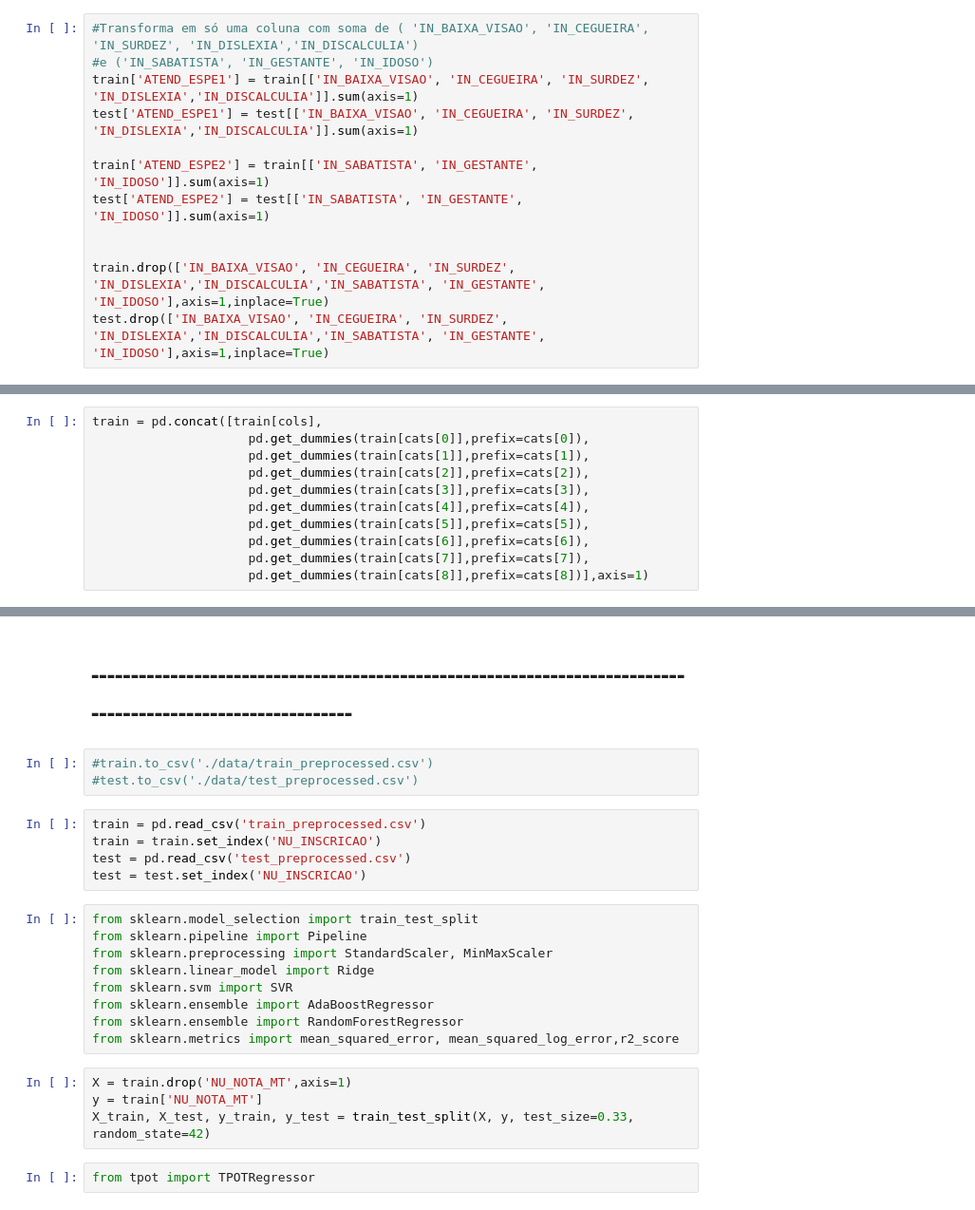
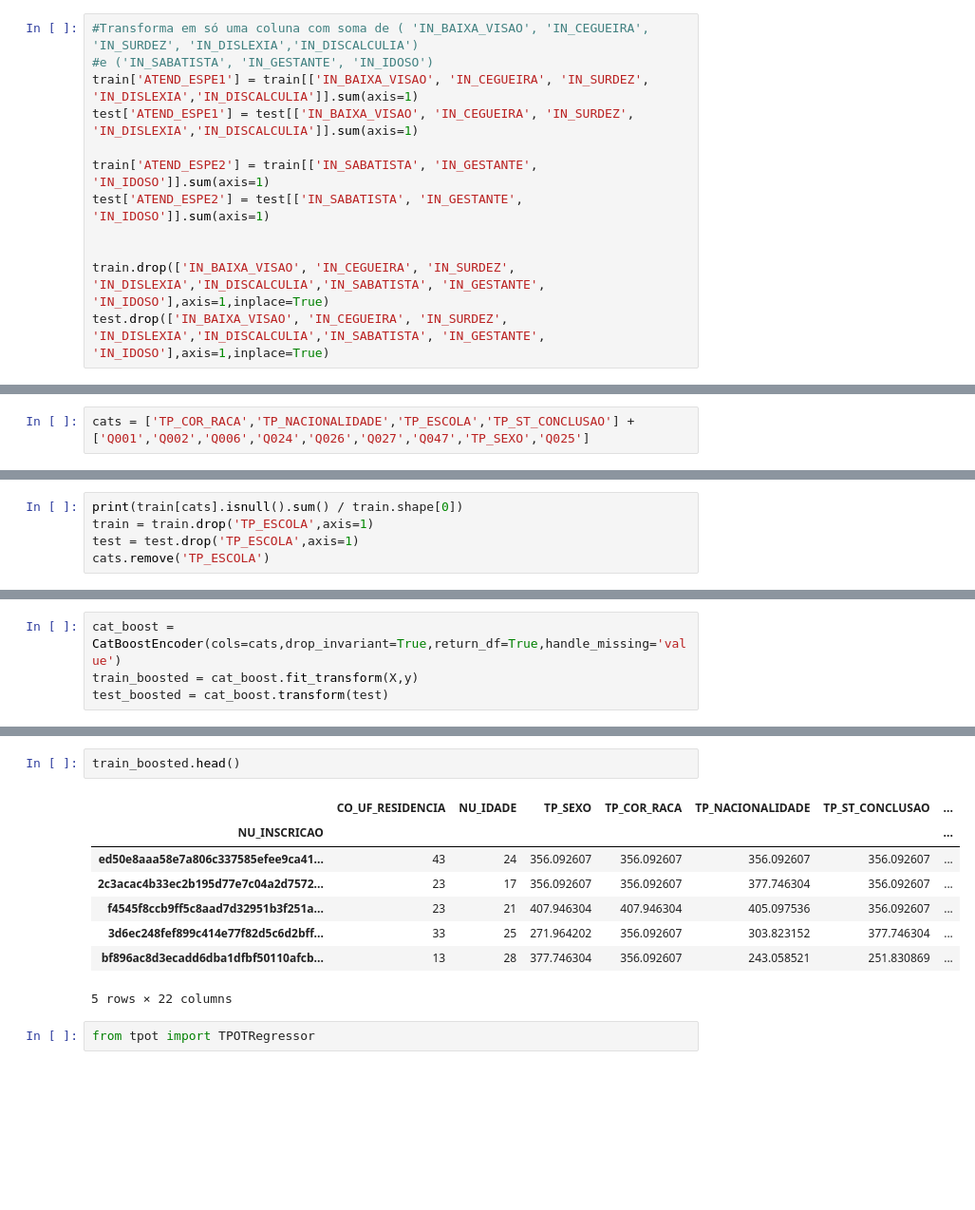
Before and after one commit to titowoche30/AceleraDev_Data_Science, a Jupyter notebook: Modulo 8 - Regressao _Auto-ML/main.ipynb, the cells around one changed output, grey strips where cells are left out. Shown: that part at 95% size. Drawn from its saved outputs; the diff is of its cells as text; blank space fills up the shorter version.

```diff
--- a/Modulo 8 - Regressao _Auto-ML/main.ipynb
+++ b/Modulo 8 - Regressao _Auto-ML/main.ipynb
@@ -212 +185,3 @@ cats = cats0 + cats1
+# %%
+cats = ['TP_COR_RACA','TP_NACIONALIDADE','TP_ESCOLA','TP_ST_CONCLUSAO'] + ['Q001','Q002','Q006','Q024','Q026','Q027','Q047','TP_SEXO','Q025']
 # %%
@@ -232,12 +203 @@ NU_IDADE            0
 dtype: int64
-# %%
-train = pd.concat([train[cols],
-                     pd.get_dummies(train[cats[0]],prefix=cats[0]),
-                     pd.get_dummies(train[cats[1]],prefix=cats[1]),
-                     pd.get_dummies(train[cats[2]],prefix=cats[2]),
-                     pd.get_dummies(train[cats[3]],prefix=cats[3]),
-                     pd.get_dummies(train[cats[4]],prefix=cats[4]),
-                     pd.get_dummies(train[cats[5]],prefix=cats[5]),
-                     pd.get_dummies(train[cats[6]],prefix=cats[6]),
-                     pd.get_dummies(train[cats[7]],prefix=cats[7]),
-                     pd.get_dummies(train[cats[8]],prefix=cats[8])],axis=1)
@@ -254,0 +204,5 @@ test = pd.concat([test[cols - set(['NU_NOTA_MT'])],
+# %%
+print(train[cats].isnull().sum() / train.shape[0])
+train = train.drop('TP_ESCOLA',axis=1)
+test = test.drop('TP_ESCOLA',axis=1)
+cats.remove('TP_ESCOLA')
@@ -255 +229,5 @@ test = pd.concat([test[cols - set(['NU_NOTA_MT'])],
+# %%
+cat_boost = CatBoostEncoder(cols=cats,drop_invariant=True,return_df=True,handle_missing='value')
+train_boosted = cat_boost.fit_transform(X,y)
+test_boosted = cat_boost.transform(test)
 # %%
@@ -346,26 +236,14 @@ test
-# %% [markdown]
-# ------------------------------------------------------------------------------------------------------------
-# %%
-#train.to_csv('./data/train_preprocessed.csv')
-#test.to_csv('./data/test_preprocessed.csv')
-# %%
-train = pd.read_csv('train_preprocessed.csv')
-train = train.set_index('NU_INSCRICAO')
-test = pd.read_csv('test_preprocessed.csv')
-test = test.set_index('NU_INSCRICAO')
-# %%
-from sklearn.model_selection import train_test_split
-from sklearn.pipeline import Pipeline
-from sklearn.preprocessing import StandardScaler, MinMaxScaler
-from sklearn.linear_model import Ridge
-from sklearn.svm import SVR
-from sklearn.ensemble import AdaBoostRegressor
-from sklearn.ensemble import RandomForestRegressor
-from sklearn.metrics import mean_squared_error, mean_squared_log_error,r2_score
-# %%
-X = train.drop('NU_NOTA_MT',axis=1)
-y = train['NU_NOTA_MT']
-X_train, X_test, y_train, y_test = train_test_split(X, y, test_size=0.33, random_state=42)
+# %%
+train_boosted.head()
+# %% [output]
+|  | CO_UF_RESIDENCIA | NU_IDADE | TP_SEXO | TP_COR_RACA | TP_NACIONALIDADE | TP_ST_CONCLUSAO | ... |
+| NU_INSCRICAO |  |  |  |  |  |  | ... |
+| ed50e8aaa58e7a806c337585efee9ca41... | 43 | 24 | 356.092607 | 356.092607 | 356.092607 | 356.092607 | ... |
+| 2c3acac4b33ec2b195d77e7c04a2d7572... | 23 | 17 | 356.092607 | 356.092607 | 377.746304 | 356.092607 | ... |
+| f4545f8ccb9ff5c8aad7d32951b3f251a... | 23 | 21 | 407.946304 | 407.946304 | 405.097536 | 356.092607 | ... |
+| 3d6ec248fef899c414e77f82d5c6d2bff... | 33 | 25 | 271.964202 | 356.092607 | 303.823152 | 377.746304 | ... |
+| bf896ac8d3ecadd6dba1dfbf50110afcb... | 13 | 28 | 377.746304 | 356.092607 | 243.058521 | 251.830869 | ... |
+5 rows × 22 columns
 # %%
 from tpot import TPOTRegressor
 # %%
```
Also changed, not shown: parts of 51 cells of this notebook, 5 other files.
